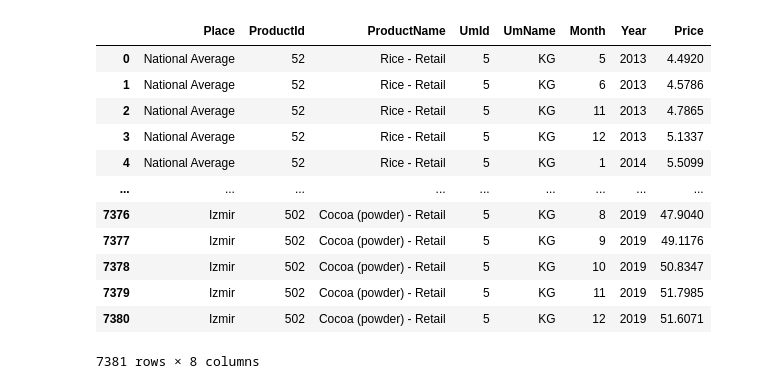
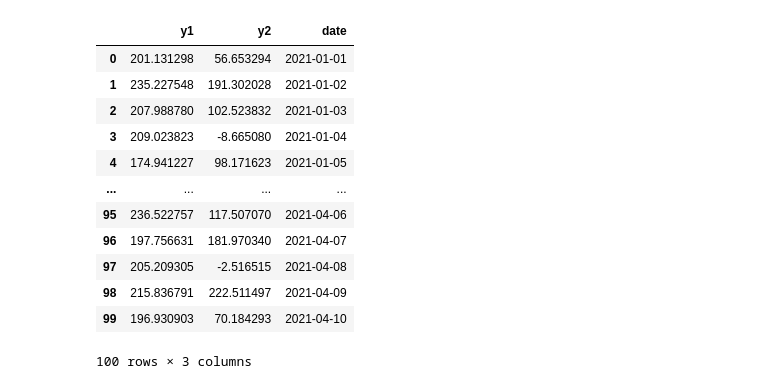
Before and after one commit to phuccq/da_tien_xu_ly_du_lieu, a Jupyter notebook: Untitled.ipynb, the cells around one changed output. Drawn from its saved outputs; the diff is of its cells as text; code cells hidden in the pictures.

```diff
--- a/Untitled.ipynb
+++ b/Untitled.ipynb
@@ -1,20 +1,28 @@
 # %%
 import pandas as pd
+import numpy as np
 from sklearn.preprocessing import OneHotEncoder
+from matplotlib import pyplot as plt
 
-data = pd.read_csv('FoodPrice_in_Turkey.csv')
-data
+# data = pd.read_csv('GDPlist.csv',encoding='ISO-8859-1')
+# data
-# %% [output]
-|  | Place | ProductId | ProductName | UmId | UmName | Month | Year | Price |
-| 0 | National Average | 52 | Rice - Retail | 5 | KG | 5 | 2013 | 4.4920 |
-| 1 | National Average | 52 | Rice - Retail | 5 | KG | 6 | 2013 | 4.5786 |
-| 2 | National Average | 52 | Rice - Retail | 5 | KG | 11 | 2013 | 4.7865 |
-| 3 | National Average | 52 | Rice - Retail | 5 | KG | 12 | 2013 | 5.1337 |
-| 4 | National Average | 52 | Rice - Retail | 5 | KG | 1 | 2014 | 5.5099 |
-| ... | ... | ... | ... | ... | ... | ... | ... | ... |
-| 7376 | Izmir | 502 | Cocoa (powder) - Retail | 5 | KG | 8 | 2019 | 47.9040 |
-| 7377 | Izmir | 502 | Cocoa (powder) - Retail | 5 | KG | 9 | 2019 | 49.1176 |
-| 7378 | Izmir | 502 | Cocoa (powder) - Retail | 5 | KG | 10 | 2019 | 50.8347 |
-| 7379 | Izmir | 502 | Cocoa (powder) - Retail | 5 | KG | 11 | 2019 | 51.7985 |
-| 7380 | Izmir | 502 | Cocoa (powder) - Retail | 5 | KG | 12 | 2019 | 51.6071 |
-7381 rows × 8 columns
+# %%
+#Tạo dữ liệu nhân tạo
+y1 = np.random.normal(200, 30, size = 100)
+y2 = np.random.normal(100, 70, size = 100)
+data = pd.DataFrame({'y1': y1, 'y2': y2, 'date': pd.date_range('1/1/2021', periods=100)})
+data
+# %% [output]
+|  | y1 | y2 | date |
+| 0 | 201.131298 | 56.653294 | 2021-01-01 |
+| 1 | 235.227548 | 191.302028 | 2021-01-02 |
+| 2 | 207.988780 | 102.523832 | 2021-01-03 |
+| 3 | 209.023823 | -8.665080 | 2021-01-04 |
+| 4 | 174.941227 | 98.171623 | 2021-01-05 |
+| ... | ... | ... | ... |
+| 95 | 236.522757 | 117.507070 | 2021-04-06 |
+| 96 | 197.756631 | 181.970340 | 2021-04-07 |
+| 97 | 205.209305 | -2.516515 | 2021-04-08 |
+| 98 | 215.836791 | 222.511497 | 2021-04-09 |
+| 99 | 196.930903 | 70.184293 | 2021-04-10 |
+100 rows × 3 columns
```
Also changed, not shown: parts of 6 cells of this notebook.
